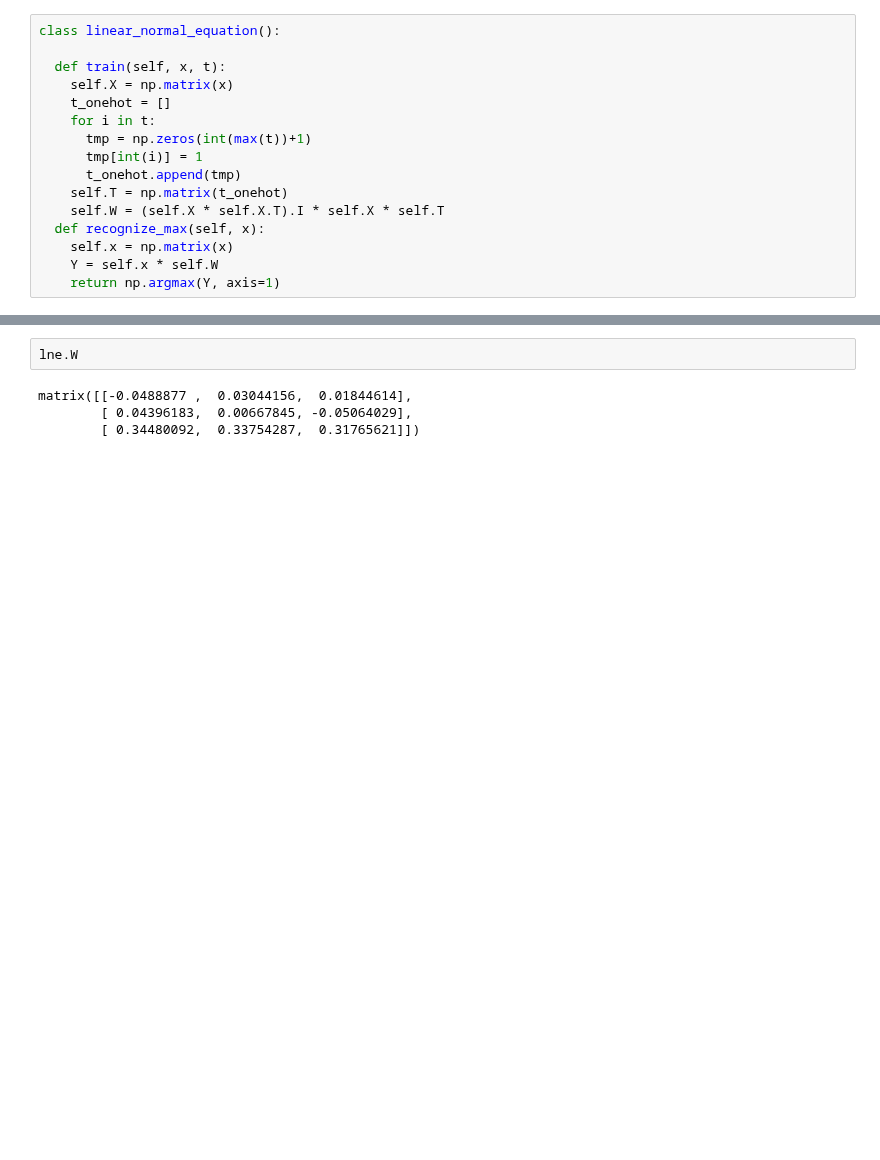
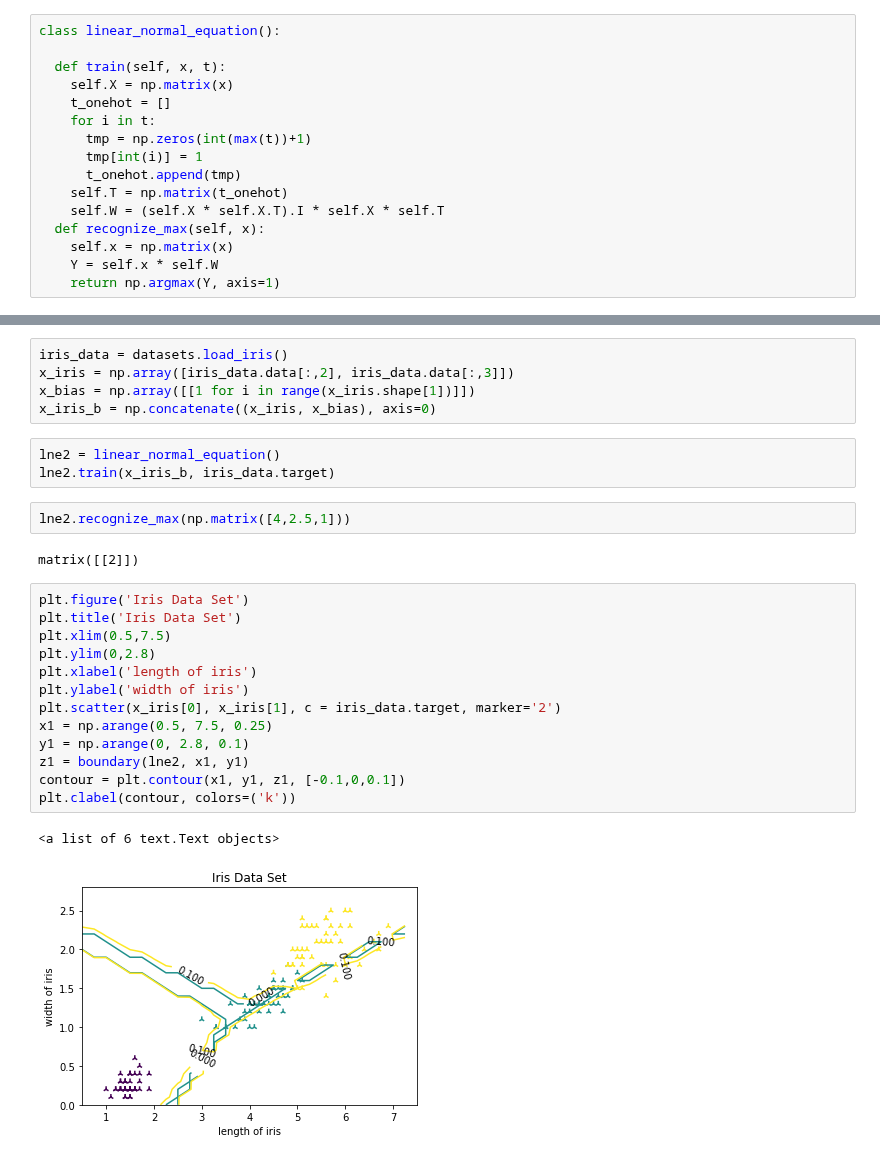
Before and after one commit to singwang-cn/The_first_pattern_recognition, a Jupyter notebook: ex6_1.ipynb, the cells around one changed output, grey strips where cells are left out. Saved outputs shown, nothing was run; the diff lists cells and outputs as text; blank space fills up the shorter version.

```diff
--- a/ex6_1.ipynb
+++ b/ex6_1.ipynb
@@ -87,6 +71,28 @@ plt.clabel(contour, colors=('k'))
-# %%
-lne.W
-# %% [output]
-matrix([[-0.0488877 ,  0.03044156,  0.01844614],
-        [ 0.04396183,  0.00667845, -0.05064029],
-        [ 0.34480092,  0.33754287,  0.31765621]])
+# %%
+iris_data = datasets.load_iris()
+x_iris = np.array([iris_data.data[:,2], iris_data.data[:,3]])
+x_bias = np.array([[1 for i in range(x_iris.shape[1])]])
+x_iris_b = np.concatenate((x_iris, x_bias), axis=0)
+# %%
+lne2 = linear_normal_equation()
+lne2.train(x_iris_b, iris_data.target)
+# %%
+lne2.recognize_max(np.matrix([4,2.5,1]))
+# %% [output]
+matrix([[2]])
+# %%
+plt.figure('Iris Data Set')
+plt.title('Iris Data Set')
+plt.xlim(0.5,7.5)
+plt.ylim(0,2.8)
+plt.xlabel('length of iris')
+plt.ylabel('width of iris')
+plt.scatter(x_iris[0], x_iris[1], c = iris_data.target, marker='2')
+x1 = np.arange(0.5, 7.5, 0.25)
+y1 = np.arange(0, 2.8, 0.1)
+z1 = boundary(lne2, x1, y1)
+contour = plt.contour(x1, y1, z1, [-0.1,0,0.1])
+plt.clabel(contour, colors=('k'))
+# %% [output]
+<a list of 6 text.Text objects>
+[figure, added]
```
Also changed, not shown: parts of 7 cells of this notebook.
